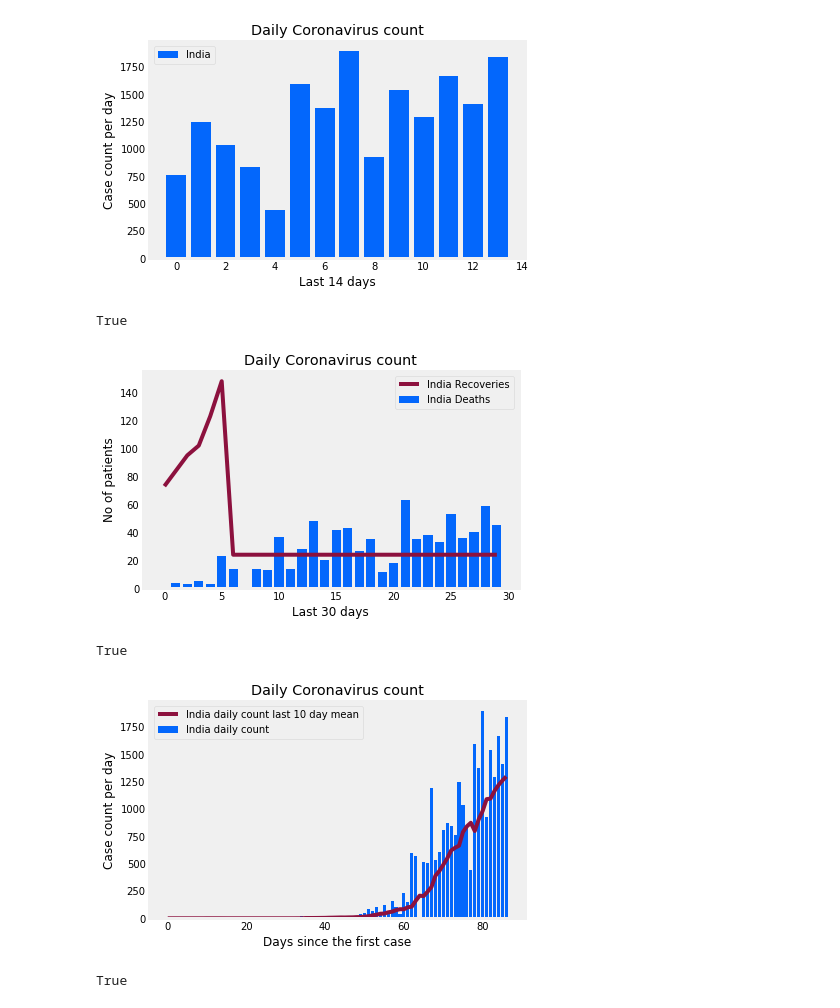
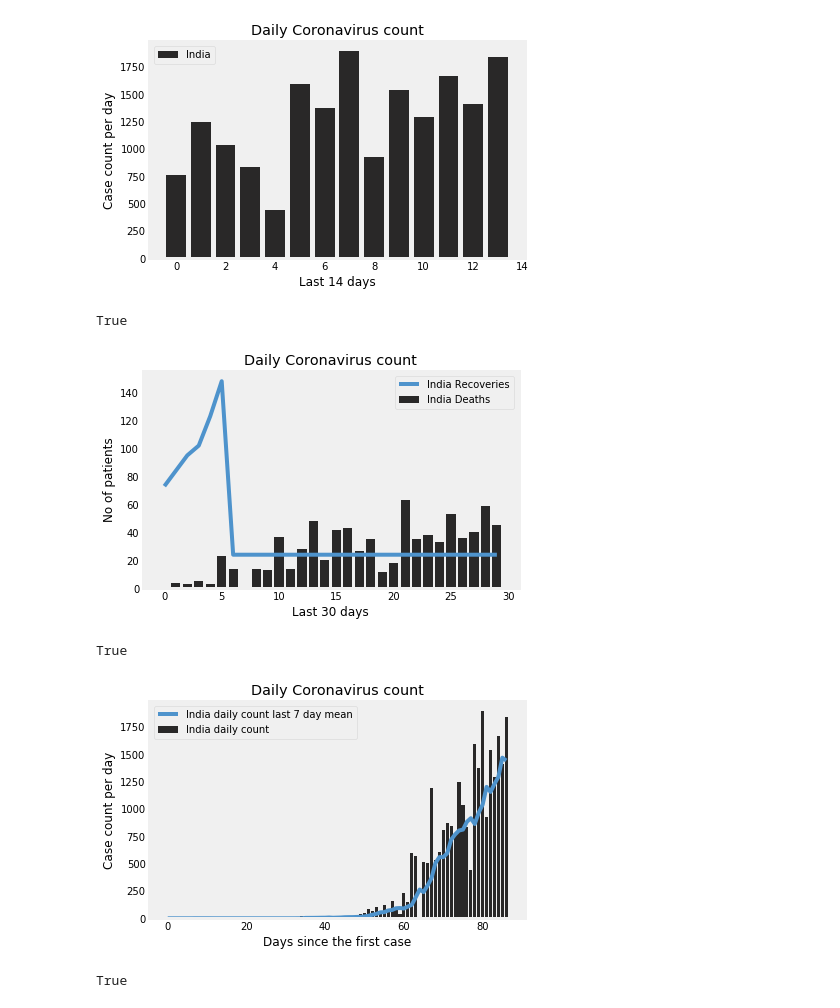
Before and after one commit to amchigello/python_repository, a Jupyter notebook: matplotlib_work/plots_work.ipynb, the cells around one changed output. Cells and saved outputs as stored; diff of their text form; code cells hidden in the pictures.

```diff
--- a/matplotlib_work/plots_work.ipynb
+++ b/matplotlib_work/plots_work.ipynb
@@ -5,12 +5,13 @@ import numpy as np
 # print(plt.style.available)
 plt.style.use("fivethirtyeight")
 # %%
-blue_hex = "#0367fc"
-green_hex = "#10e6a9"
-red_hex = "#8c113e"
-yellow_hex = "#fcdf00"
-purple_hex = "#9415ab"
-colors = [blue_hex, red_hex, purple_hex, yellow_hex, green_hex]
+blue_hex="#4e93cc"
+green_hex="#115c1d"
+red_hex="#61131f"
+gray_hex="#292828"
+yellow_hex="#bf4006"
+orange_hex="#bf4006"
+colors = [gray_hex,blue_hex,orange_hex,red_hex,green_hex,yellow_hex]
 # %%
 def get_country_timeline(country_code,dimension='new_daily_cases'):
     url = "https://thevirustracker.com/free-api?countryTimeline={}".format(
@@ -70,7 +71,7 @@ def plot_daily_cases_bar(country_code, **kwargs):
 # %%
 plot_daily_cases_bar("IN", last_n_days=14)
 # %% [output]
-[figure, old version]
+[figure, new version]
 True
 # %%
 def get_death_data(country_code, **kwargs):
@@ -126,7 +127,7 @@ def plot_death_and_recoveries(country_code, **kwargs):
 # %%
 plot_death_and_recoveries("IN", last_n_days=30)
 # %% [output]
-[figure, old version]
+[figure, new version]
 True
 # %%
 def avg_of_last_n_days(arr, n):
@@ -165,7 +166,7 @@ def plot_daily_cases_versus_nday_avg(country_code, **kwargs):
     plt.show()
     return True
 # %%
-plot_daily_cases_versus_nday_avg("IN", ndays=10)
+plot_daily_cases_versus_nday_avg("IN", ndays=7)
 # %% [output]
-[figure, old version]
+[figure, new version]
 True
```
Also changed, not shown: parts of 3 cells of this notebook.
